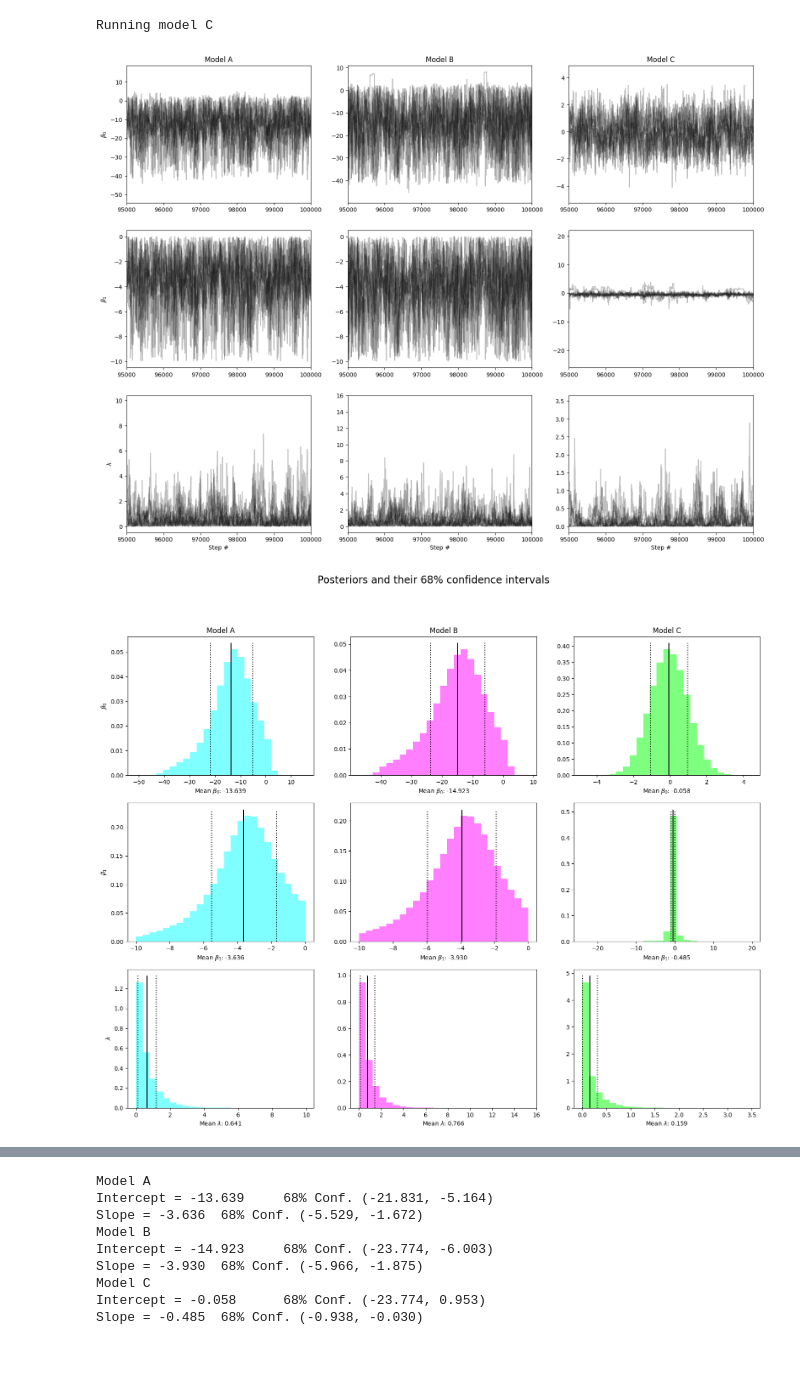
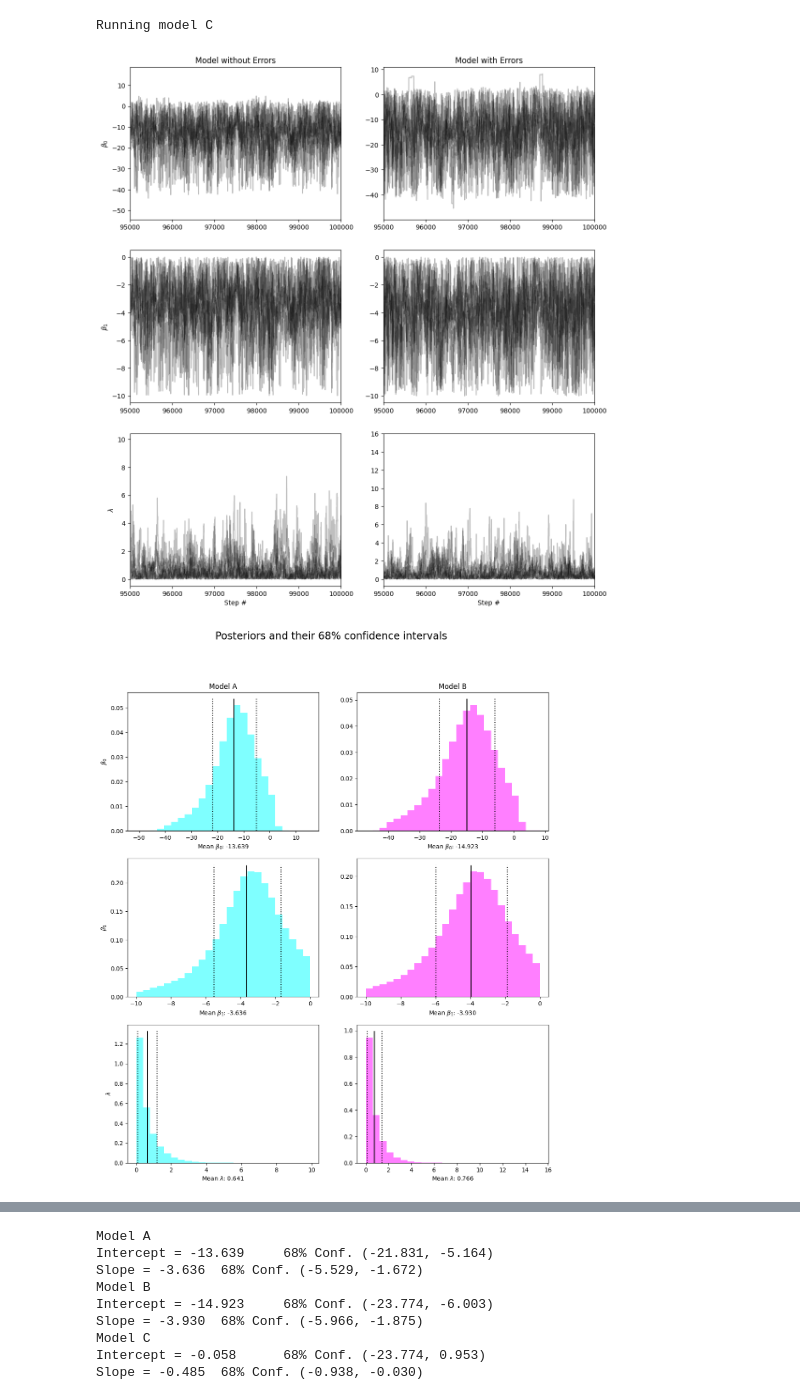
Before and after one commit to kekoalasko/AST5731, a Jupyter notebook: Project3/MCMC_models.ipynb, the cells around one changed output, grey strips where cells are left out. Cells and saved outputs as stored; diff of their text form; code cells hidden in the pictures; blank space fills up the shorter version.

Commit message:
Updated plots for final report

```diff
--- a/Project3/MCMC_models.ipynb
+++ b/Project3/MCMC_models.ipynb
@@ -156,40 +156,40 @@ Running model C
 # Check convergence
 # Set up figure (nrows x ncols)
 nrows=3
-ncols=3
+ncols=2
 fig, axes = plt.subplots(ncols=ncols, nrows=nrows)
 fig.set_figheight(nrows*fig.get_figheight())
 fig.set_figwidth(ncols*fig.get_figwidth())
 
 # Extract MCMC chains
 samplesA = samplerA.get_chain()
 samplesB = samplerB.get_chain()
 samplesC = samplerC.get_chain()
 samples = [samplesA, samplesB, samplesC]
 
 # Add variable/MCMC chain labels
-headers = ['Model A', 'Model B', 'Model C']
+headers = ['Model without Errors', 'Model with Errors', 'Model C']
 labels = [r"$\beta_0$", r"$\beta_1$", r"$\lambda$"]
 
 # Plotting time
 # Iterate over chains
 ax0 = axes[:, 0]
 for i in range(ncols):
     axs = axes[:, i]
     sample = samples[i]
 
     # Iterate over variables
     for j in range(nrows):
         # Plot the last nburnin of each chain
         axs[j].plot(sample[:, :, j], color="black", alpha=0.25)
         axs[j].set_xlim(nsim-nburnin, nsim)
         ax0[j].set_ylabel(labels[j]) # Re-labels same thing for every chain, but its okay
 
     # Label x axes and give column headers
     axs[0].set_title(headers[i])
     axs[-1].set_xlabel("Step #");
 # %% [output]
-[figure, old version]
+[figure, new version]
 # %%
 # Extract data from each of the walkers and combine into one chain
 sampsA = np.reshape(samplesA, (nsim*nwalkers, ndims), order='F');
@@ -235,4 +235,4 @@ for i in range(ncols):
     # Label x axes and give column headers
     axs[0].set_title(headers[i])
 # %% [output]
-[figure, old version]
+[figure, new version]
```
Also changed, not shown: parts of 2 cells of this notebook.
